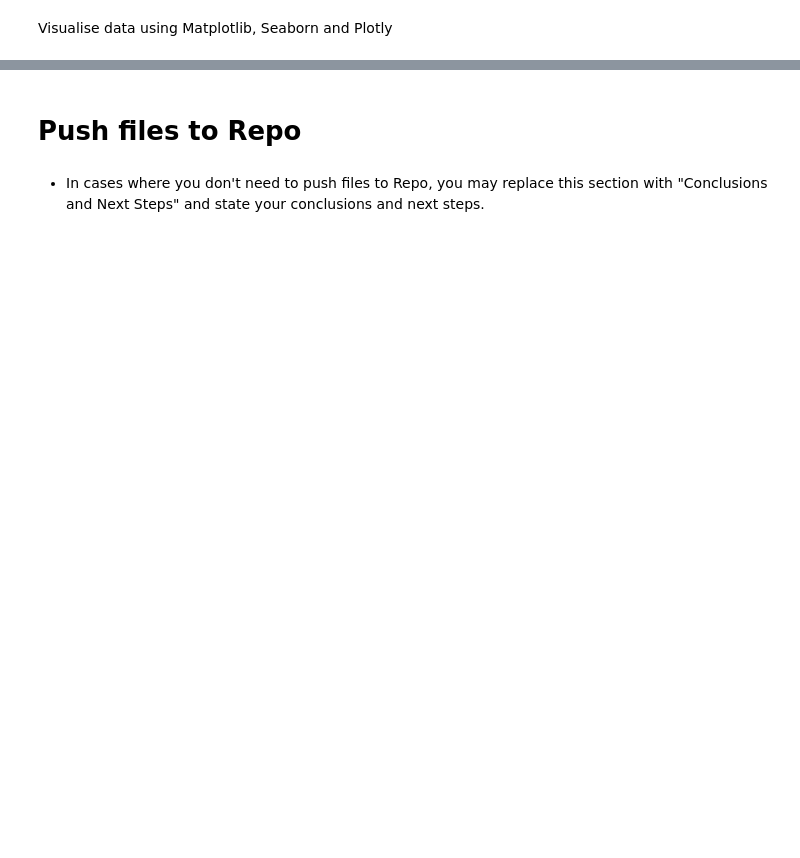
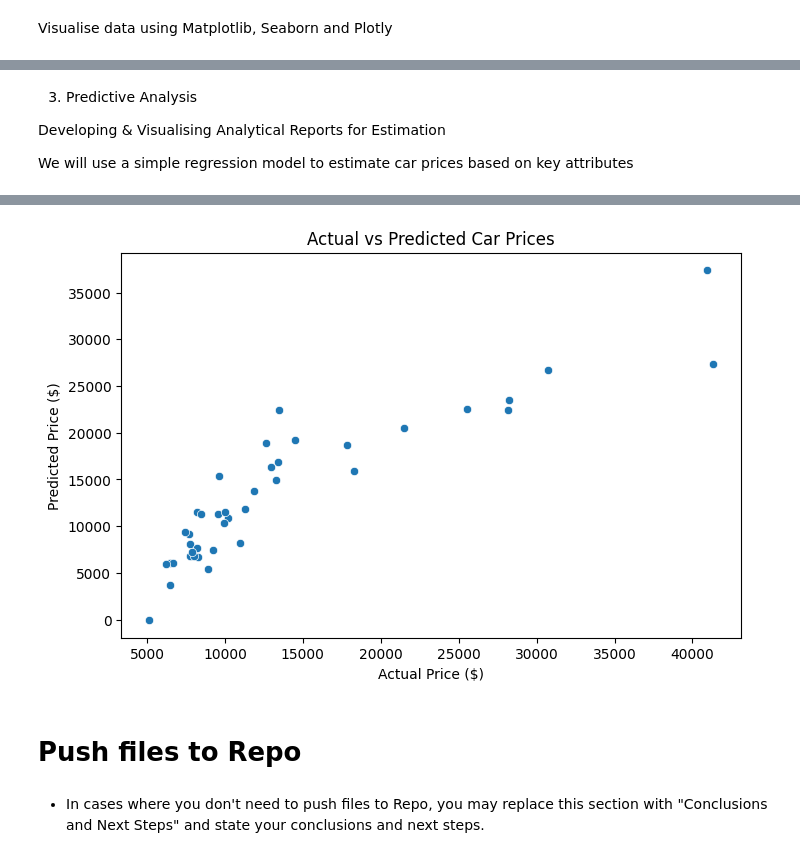
Before and after one commit to Betram-91/Hackathon-Car-Price-Analysis, a Jupyter notebook: jupyter_notebooks/Notebook_Template.ipynb, the cells around one changed output, grey strips where cells are left out. Cells and saved outputs as stored; diff of their text form; code cells hidden in the pictures; blank space fills up the shorter version.

```diff
--- a/jupyter_notebooks/Notebook_Template.ipynb
+++ b/jupyter_notebooks/Notebook_Template.ipynb
@@ -137,0 +230,35 @@ Visualise data using Matplotlib, Seaborn and Plotly
+# %% [markdown]
+3. Predictive Analysis
+
+Developing & Visualising Analytical Reports for Estimation
+
+We will use a simple regression model to estimate car prices based on key attributes
+# %%
+%pip install scikit-learn
+
+from sklearn.model_selection import train_test_split
+from sklearn.linear_model import LinearRegression
+
+# Select features for prediction
+features = ['horsepower', 'curbweight', 'enginesize', 'citympg', 'highwaympg']
+X = df[features]
+y = df['price']
+
+# Split data into training and testing sets
+X_train, X_test, y_train, y_test = train_test_split(X, y, test_size=0.2, random_state=42)
+
+# Train the model
+model = LinearRegression()
+model.fit(X_train, y_train)
+
+# Predict car prices
+y_pred = model.predict(X_test)
+
+# Scatterplot of actual vs predicted prices
+plt.figure(figsize=(8, 5))
+sns.scatterplot(x=y_test, y=y_pred)
+plt.xlabel("Actual Price ($)")
+plt.ylabel("Predicted Price ($)")
+plt.title("Actual vs Predicted Car Prices")
+plt.show()
+# %% [output]
@@ -138,3 +282,4 @@ Visualise data using Matplotlib, Seaborn and Plotly
+[figure, added]
 # %% [markdown]
 # Push files to Repo
 # %% [markdown]
```
Also changed, not shown: parts of 14 cells of this notebook.
